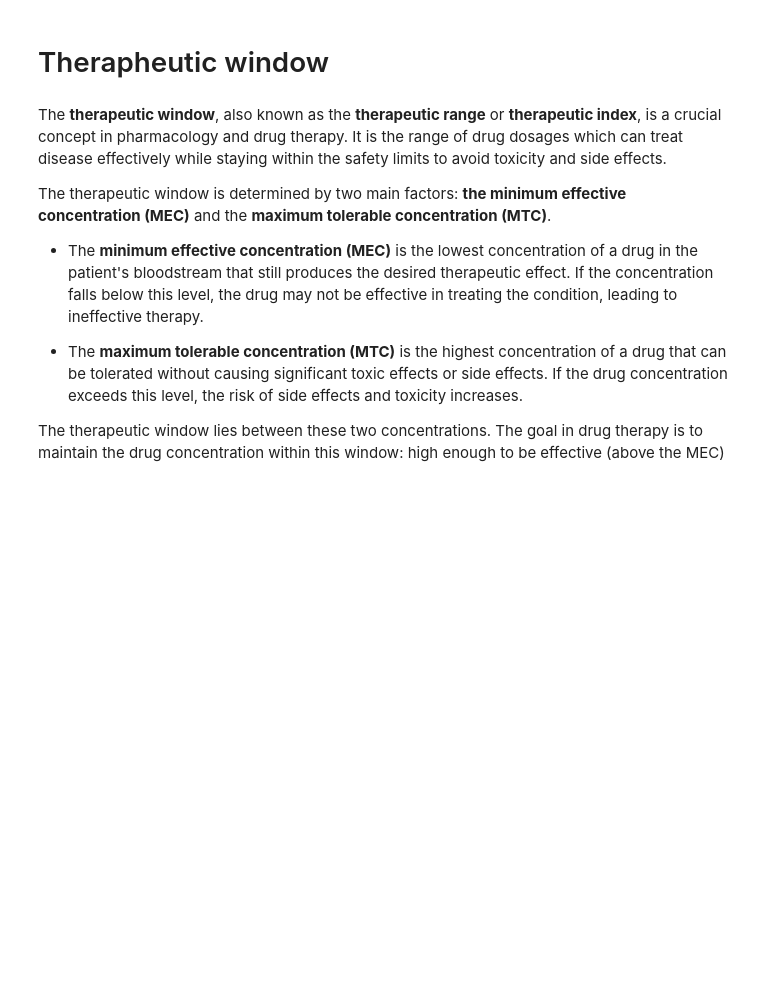
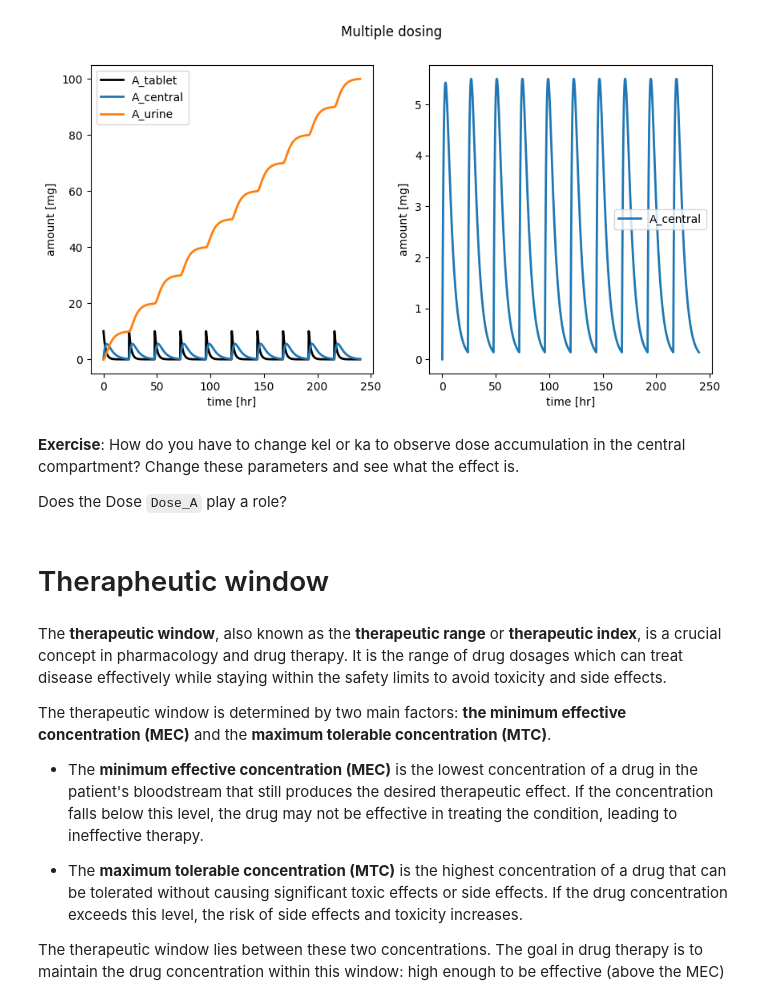
Before and after one commit to matthiaskoenig/course-pharmacokinetic-modelling, a Jupyter notebook: src/mb19/notebooks/05_multiple_dosing.ipynb, the cells around one changed output. Saved outputs shown, nothing was run; the diff lists cells and outputs as text; code cells hidden in the pictures; blank space fills up the shorter version.

```diff
--- a/src/mb19/notebooks/05_multiple_dosing.ipynb
+++ b/src/mb19/notebooks/05_multiple_dosing.ipynb
@@ -24,3 +89,34 @@ In short, multiple dosing is a sophisticated process and is a crucial part of ma
+# %%
+# run simulation and plot results
+Dose_A = 10.0  # [mg]
+ka = 0.5  # [1/hr]
+ke = 0.2  # [1/hr]
+df = simulate_multi_dosing(Dose_A, ka, ke)
+
+colors = ["black", "tab:blue", "tab:orange"]
+names = ["A_tablet", "A_central", "A_urine"]
+f, (ax1, ax2) = plt.subplots(nrows=1, ncols=2, figsize=(10,5))
+f.suptitle("Multiple dosing")
+# all species
+for k, name in enumerate(names):
+    ax1.plot(df.time, df[name], linewidth=2, label=name, color=colors[k])
+
+# only A_central
+ax2.plot(df.time, df["A_central"], linewidth=2, label=names[1], color=colors[1])
+
+for ax in (ax1, ax2):
+
+    ax.legend()
+    ax.set_xlabel("time [hr]")
+    ax.set_ylabel("amount [mg]")
+
+plt.show()
+# %% [output]
+[figure, added]
+# %% [markdown]
+**Exercise**: How do you have to change kel or ka to observe dose accumulation in the central compartment? Change these parameters and see what the effect is.
+
+Does the Dose `Dose_A` play a role?
 # %% [markdown]
 # Therapheutic window
 # %% [markdown]
```
Also changed, not shown: parts of 5 cells of this notebook, 4 other files.
